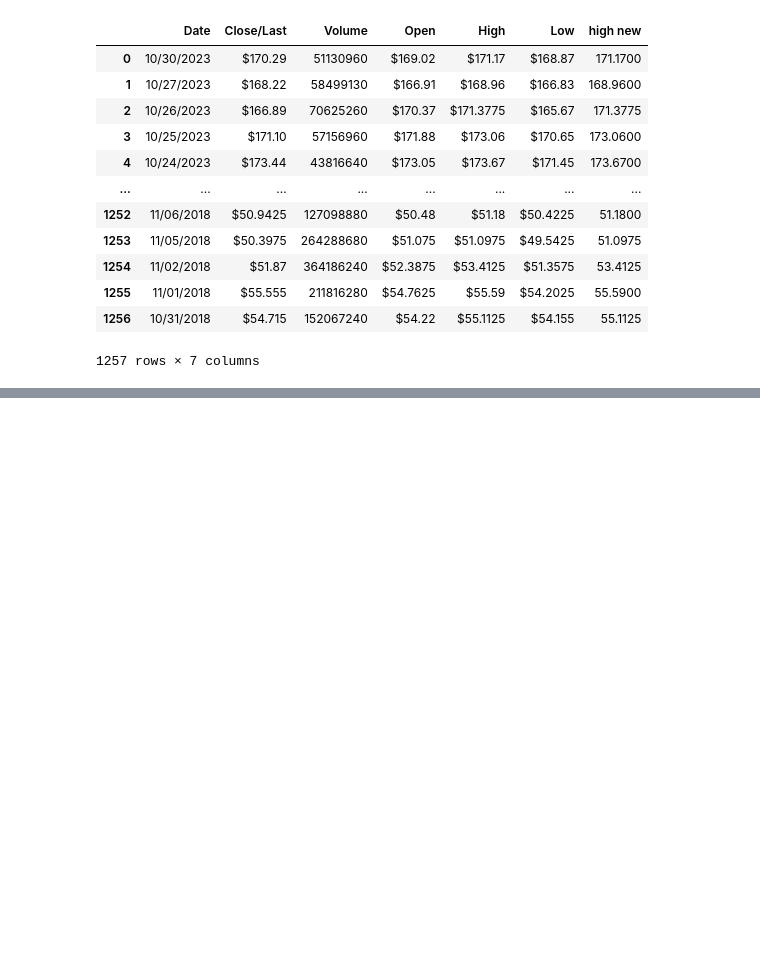
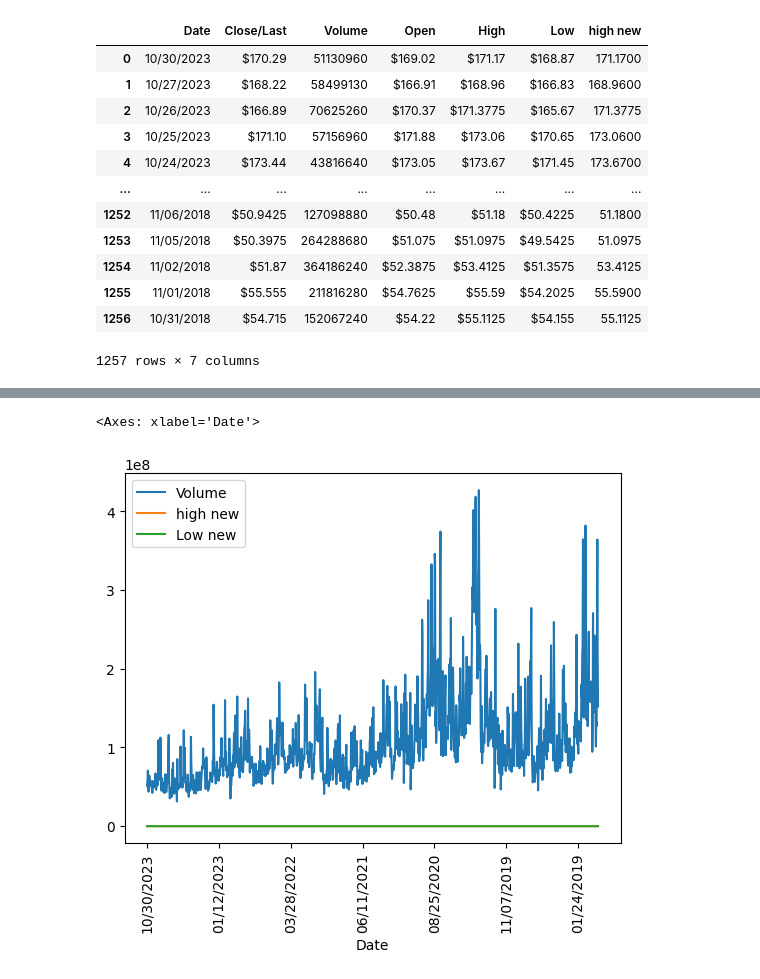
Before and after one commit to guillaume-set/pe-hackathon, a Jupyter notebook: Mila.ipynb, the cells around one changed output, grey strips where cells are left out. Cells and saved outputs as stored; diff of their text form; code cells hidden in the pictures; blank space fills up the shorter version.

```diff
--- a/Mila.ipynb
+++ b/Mila.ipynb
@@ -49,3 +49,6 @@ df
 | 1255 | 11/01/2018 | $55.555 | 211816280 | $54.7625 | $55.59 | $54.2025 | 55.5900 |
 | 1256 | 10/31/2018 | $54.715 | 152067240 | $54.22 | $55.1125 | $54.155 | 55.1125 |
 1257 rows × 7 columns
+# %%
+df['Low new']=df['Low'].str.replace('$','').astype(float)
+df
@@ -51,0 +81,5 @@ df
+# %%
+df.set_index('Date').plot(rot=90)
+# %% [output]
+<Axes: xlabel='Date'>
+[figure, added]
```
Also changed, not shown: parts of 6 cells of this notebook.
